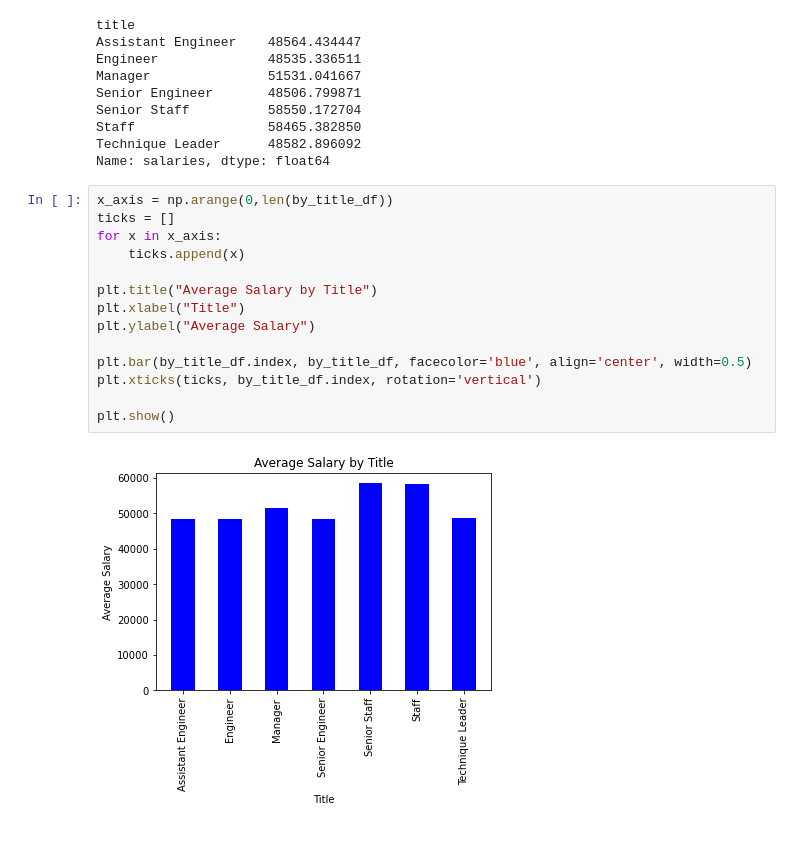
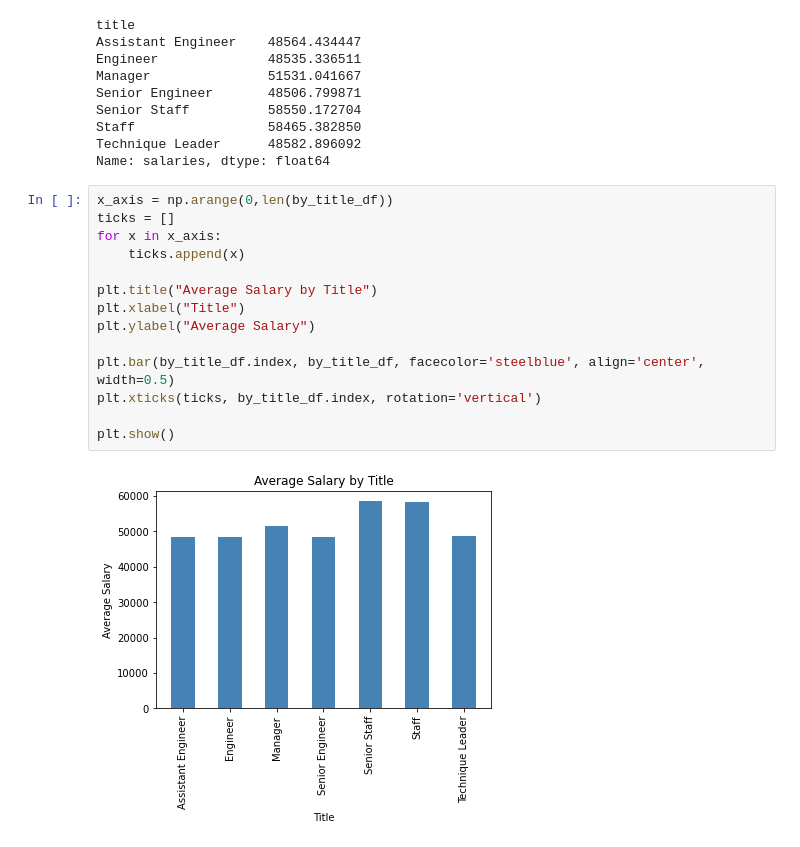
Before and after one commit to tratnikc/sql-challenge, a Jupyter notebook: EmployeeSQL/analysis.ipynb, the cells around one changed output. Saved outputs shown, nothing was run; the diff lists cells and outputs as text.

```diff
--- a/analysis.ipynb
+++ b/EmployeeSQL/analysis.ipynb
@@ -129,16 +129,16 @@ Name: salaries, dtype: float64
 # %%
 x_axis = np.arange(0,len(by_title_df))
 ticks = []
 for x in x_axis:
     ticks.append(x)
 
 plt.title("Average Salary by Title")
 plt.xlabel("Title")
 plt.ylabel("Average Salary")
 
-plt.bar(by_title_df.index, by_title_df, facecolor='blue', align='center', width=0.5)
+plt.bar(by_title_df.index, by_title_df, facecolor='steelblue', align='center', width=0.5)
 plt.xticks(ticks, by_title_df.index, rotation='vertical')
 
 plt.show()
 # %% [output]
-[figure, old version]
+[figure, new version]
```
Also changed, not shown: 3 other files.
